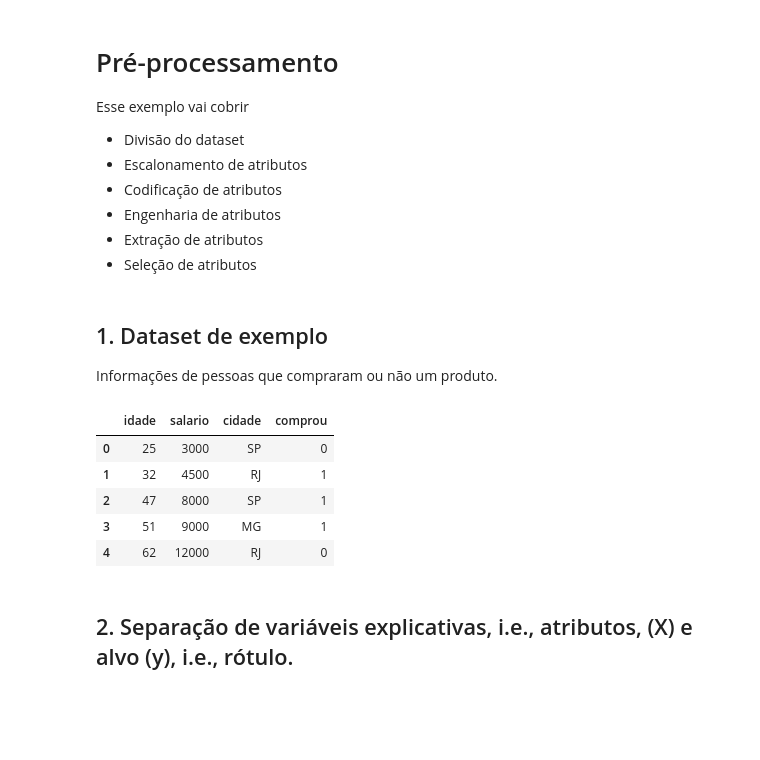
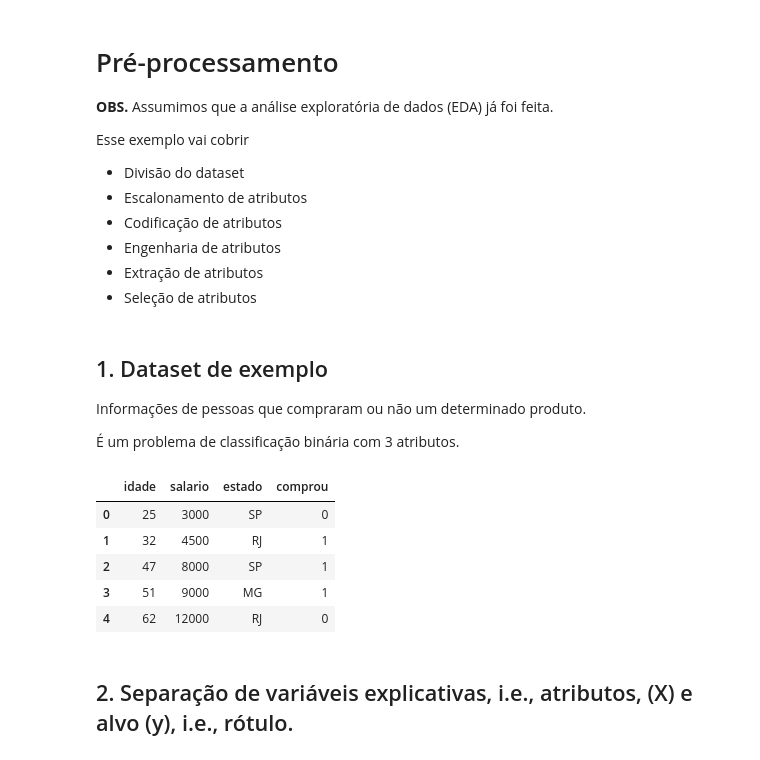
Before and after one commit to zz4fap/c24_inteligencia_artificial, a Jupyter notebook: notebooks/pre_processing.ipynb, the cells around one changed output. Saved outputs shown, nothing was run; the diff lists cells and outputs as text; code cells hidden in the pictures; blank space fills up the shorter version.

```diff
--- a/notebooks/pre_processing.ipynb
+++ b/notebooks/pre_processing.ipynb
@@ -1,5 +1,7 @@
 # %% [markdown]
 # Pré-processamento
+
+**OBS.** Assumimos que a análise exploratória de dados (EDA) já foi feita.
 
 Esse exemplo vai cobrir
 + Divisão do dataset
@@ -21,18 +23,20 @@ from sklearn.metrics import accuracy_score
 # %% [markdown]
 ## 1. Dataset de exemplo
 
-Informações de pessoas que compraram ou não um produto.
+Informações de pessoas que compraram ou não um determinado produto.
+
+É um problema de classificação binária com 3 atributos.
 # %%
 df = pd.DataFrame({
     "idade": [25, 32, 47, 51, 62],
     "salario": [3000, 4500, 8000, 9000, 12000],
-    "cidade": ["SP", "RJ", "SP", "MG", "RJ"],
+    "estado": ["SP", "RJ", "SP", "MG", "RJ"],
     "comprou": [0, 1, 1, 1, 0]
 })
 
 df
 # %% [output]
-|  | idade | salario | cidade | comprou |
+|  | idade | salario | estado | comprou |
 | 0 | 25 | 3000 | SP | 0 |
 | 1 | 32 | 4500 | RJ | 1 |
 | 2 | 47 | 8000 | SP | 1 |
```
Also changed, not shown: parts of 8 cells of this notebook.
